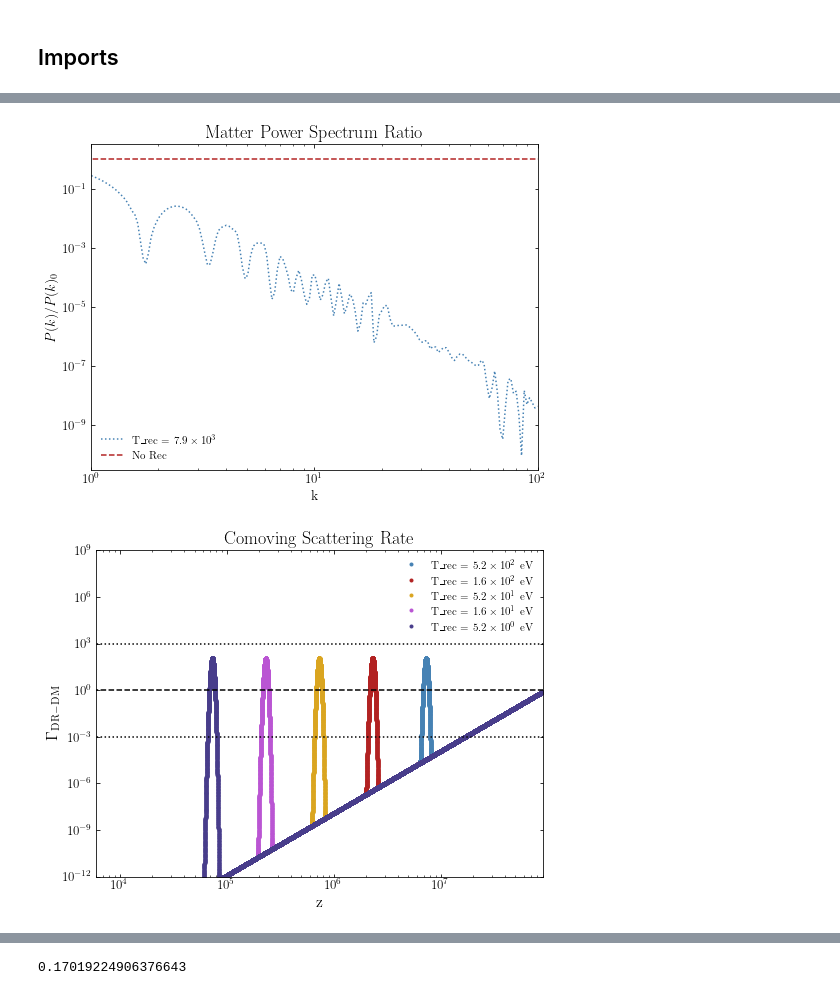
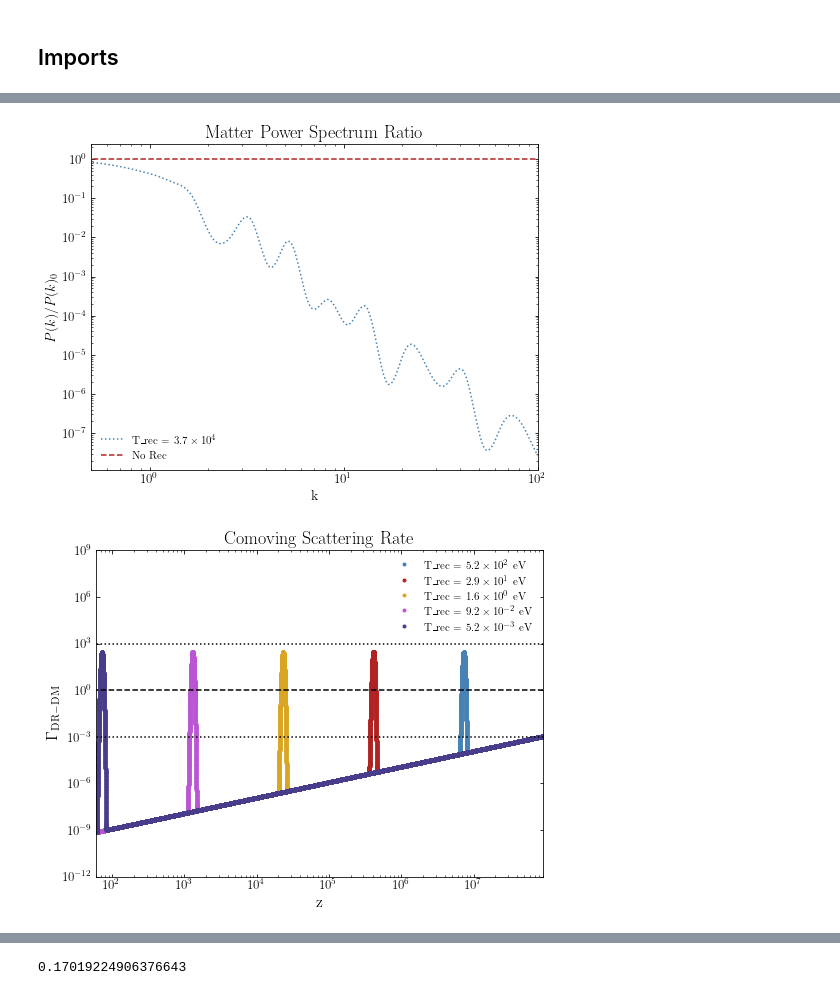
Before and after one commit to NolanSmyth/class_recoupling, a Jupyter notebook: recoupling_constraints_delta.ipynb, the cells around one changed output, grey strips where cells are left out. Cells and saved outputs as stored; diff of their text form; code cells hidden in the pictures.

```diff
--- a/recoupling_constraints_delta.ipynb
+++ b/recoupling_constraints_delta.ipynb
@@ -74,8 +79,10 @@ with h5py.File(data_file, 'r') as f:
 # BM_KS = [str(round(n, 3)) for n in np.geomspace(0.1, 10, 100)]
 
 N_points = 100  # Number of grid points in each dimension
-A_rec_arr = np.logspace(12, 21, N_points)
+# A_rec_arr = np.logspace(12, 21, N_points)
+A_rec_arr = np.logspace(12, 12, N_points)
 T_rec_arr = np.logspace(np.log10(6e6), np.log10(6e3), N_points)
+# T_rec_arr = np.flip(T_rec_arr)
 
-T_rec_arr = np.flip(T_rec_arr)[4:]
-A_rec_arr = A_rec_arr[4:]
+T_rec_arr = T_rec_arr[:-1]
+A_rec_arr = A_rec_arr[1:]
@@ -84,4 +89,6 @@ T_rec = T_rec_arr[0]
 # %%
+T_rec = T_rec_arr[73]
+
 lines = ["-","--","-.",":"]
 plt.plot(kk, pk_delta_interp((T_rec,kk))/Pks_no_rec,  ls = lines[i%len(lines)], label='T_rec = ' + scientific_format(T_rec))
 
@@ -91,16 +98,18 @@ plt.xscale('log')
 plt.xlabel('k')
 plt.ylabel('$P(k)/P(k)_0$')
 plt.title('Matter Power Spectrum Ratio')
-plt.xlim(1,1e2)
+plt.xlim(5e-1,1e2)
 plt.legend()
 plt.show()
 # %% [output]
-[figure, old version]
+[figure, new version]
 # %%
 def my_dmu_idm_dr(z, A_rec, a_idm_dr = 1, Omega0_idm_dr = 0.12038, T_rec = 6.0e5, xi_idr = 0.3, sigma_fac = 0.001):
 
     sigma = sigma_fac*T_rec
-    base_rate = a_idm_dr * ((1+z)/(1e7))**4 * Omega0_idm_dr
+    # base_rate = a_idm_dr * ((1+z)/(1e7))**4 * Omega0_idm_dr
+    base_rate = a_idm_dr * ((1+z)/(1e7))**1 * Omega0_idm_dr
+
     T_idr = (xi_idr * 2.73) * (1+z)
     delta = T_idr - T_rec
     delta = delta/sigma
@@ -110,27 +119,30 @@ def my_dmu_idm_dr(z, A_rec, a_idm_dr = 1, Omega0_idm_dr = 0.12038, T_rec = 6.0e5
 # %%
 z_data = np.geomspace(1e-3,1e8,int(1e5))
 
-A_recs = [1e12, 10**(13.5), 1e15, 10**(16.5), 1e18]
-T_recs = [6e6, 6e5*np.sqrt(10), 6e5, 6e4*np.sqrt(10), 6e4]
+# A_recs = [1e12, 10**(13.5), 1e15, 10**(16.5), 1e18]
+# T_recs = [6e6, 6e5*np.sqrt(10), 6e5, 6e4*np.sqrt(10), 6e4]
+
+A_recs = np.logspace(12, 12, 5)
+T_recs = np.logspace(np.log10(6e6), np.log10(6e1), 5)
 
 for i, T_rec in enumerate(T_recs):
     plt.plot(z_data, my_dmu_idm_dr(z_data, A_recs[i], a_idm_dr = 1e-3, T_rec=T_recs[i], sigma_fac=0.02), '.', label='T_rec = {} eV'.format(scientific_format(ktoev*T_recs[i])))
 
 plt.plot([1e-3,1e10], [1,1], 'k--')
 plt.plot([1e-3,1e10], [1e-3,1e-3], 'k:')
 plt.plot([1e-3,1e10], [1e3,1e3], 'k:')
 
-plt.xlim(6e3,9e7)
+plt.xlim(6e1,9e7)
 plt.ylim(1e-12,1e9)
 plt.xscale('log')
 plt.yscale('log')
 plt.xlabel('z', fontsize=16)
 plt.ylabel('$\Gamma_{\mathrm{DR-DM}}$', fontsize=16)
 plt.title('Comoving Scattering Rate')
 plt.legend()
 plt.show()
 # %% [output]
-[figure, old version]
+[figure, new version]
 # %%
 def plot_delta_recoupling(i):
     """
```
Also changed, not shown: parts of 17 cells of this notebook, 5 other files.
